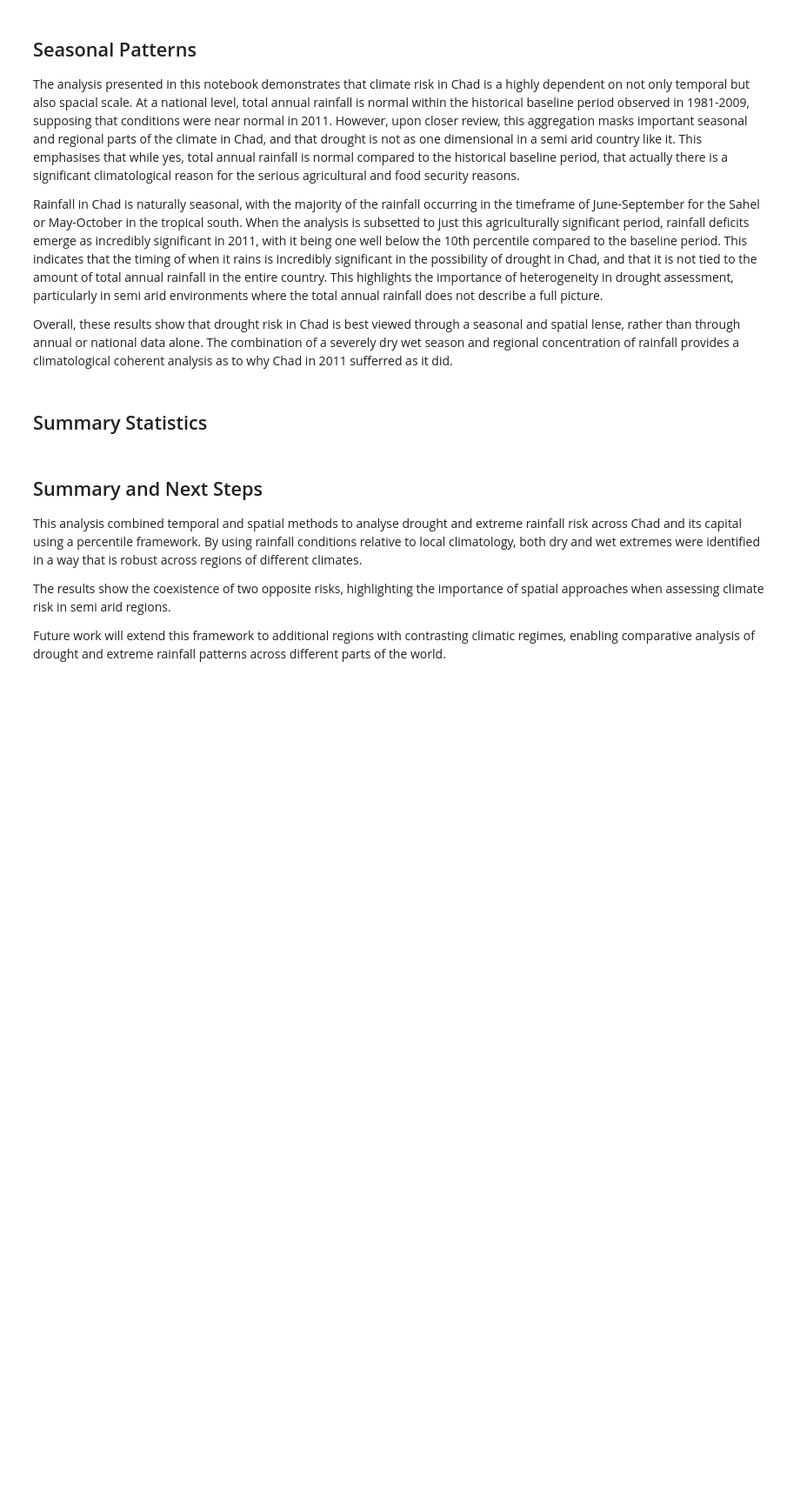
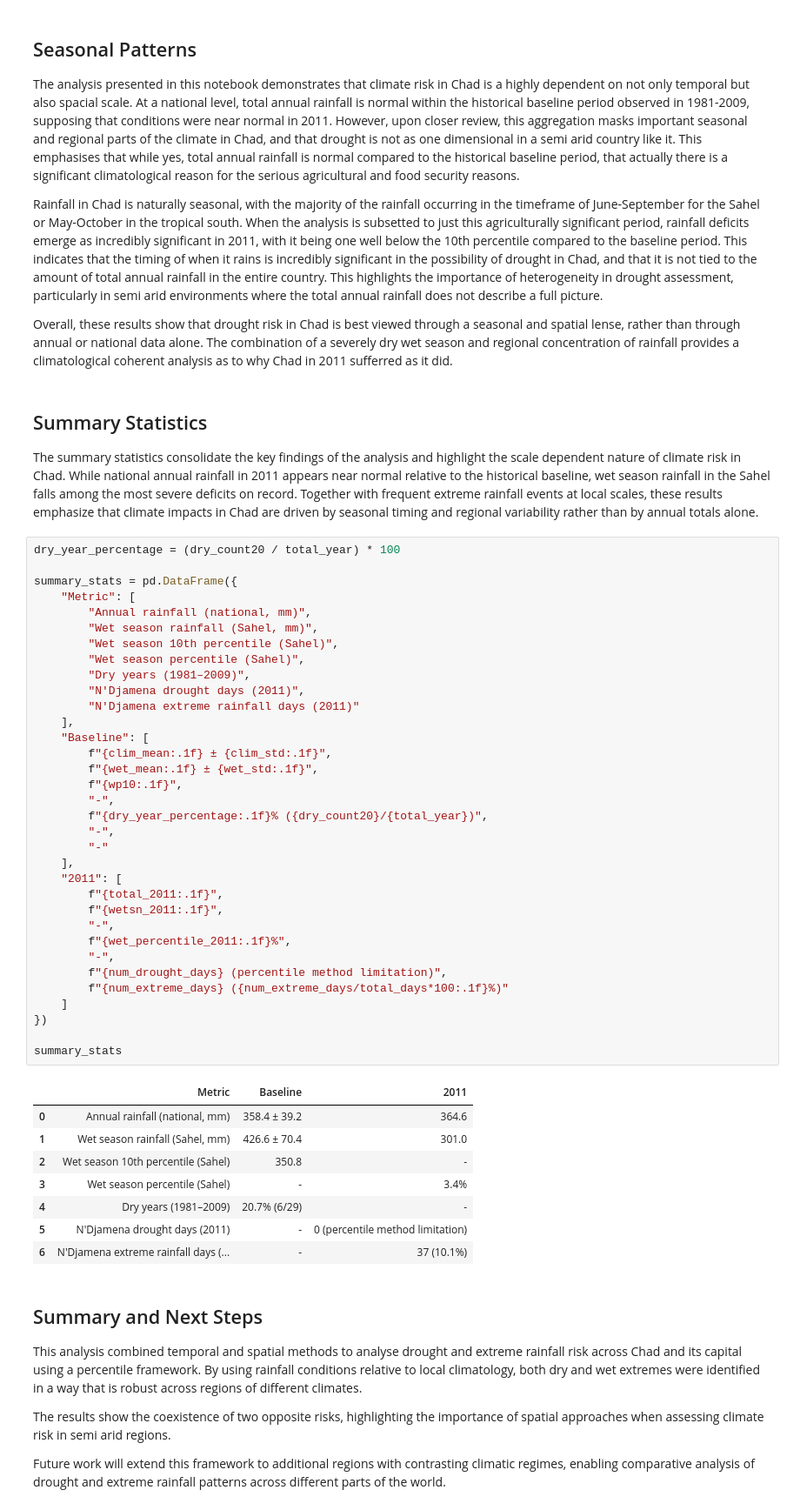
Before and after one commit to sgosmyt2/geospatial-data-projects, a Jupyter notebook: notebooks/Chad2011ExtremeWeather.ipynb, the cells around one changed output. Shown: that part at 87% size. Saved outputs shown, nothing was run; the diff lists cells and outputs as text; blank space fills up the shorter version.

Commit message:
Finished Summary statistics

```diff
--- a/notebooks/Chad2011ExtremeWeather.ipynb
+++ b/notebooks/Chad2011ExtremeWeather.ipynb
@@ -772,6 +772,51 @@ Rainfall in Chad is naturally seasonal, with the majority of the rainfall occurr
 Overall, these results show that drought risk in Chad is best viewed through a seasonal and spatial lense, rather than through annual or national data alone. The combination of a severely dry wet season and regional concentration of rainfall provides a climatological coherent analysis as to why Chad in 2011 sufferred as it did.
 # %% [markdown]
 ## Summary Statistics
+
+The summary statistics consolidate the key findings of the analysis and highlight the scale dependent nature of climate risk in Chad. While national annual rainfall in 2011 appears near normal relative to the historical baseline, wet season rainfall in the Sahel falls among the most severe deficits on record. Together with frequent extreme rainfall events at local scales, these results emphasize that climate impacts in Chad are driven by seasonal timing and regional variability rather than by annual totals alone.
+# %%
+dry_year_percentage = (dry_count20 / total_year) * 100
+
+summary_stats = pd.DataFrame({
+    "Metric": [
+        "Annual rainfall (national, mm)",
+        "Wet season rainfall (Sahel, mm)",
+        "Wet season 10th percentile (Sahel)",
+        "Wet season percentile (Sahel)",
+        "Dry years (1981–2009)",
+        "N'Djamena drought days (2011)",
+        "N'Djamena extreme rainfall days (2011)"
+    ],
+    "Baseline": [
+        f"{clim_mean:.1f} ± {clim_std:.1f}",
+        f"{wet_mean:.1f} ± {wet_std:.1f}",
+        f"{wp10:.1f}",
+        "-",
+        f"{dry_year_percentage:.1f}% ({dry_count20}/{total_year})",
+        "-",
+        "-"
+    ],
+    "2011": [
+        f"{total_2011:.1f}",
+        f"{wetsn_2011:.1f}",
+        "-",
+        f"{wet_percentile_2011:.1f}%",
+        "-",
+        f"{num_drought_days} (percentile method limitation)",
+        f"{num_extreme_days} ({num_extreme_days/total_days*100:.1f}%)"
+    ]
+})
+
+summary_stats
+# %% [output]
+|  | Metric | Baseline | 2011 |
+| 0 | Annual rainfall (national, mm) | 358.4 ± 39.2 | 364.6 |
+| 1 | Wet season rainfall (Sahel, mm) | 426.6 ± 70.4 | 301.0 |
+| 2 | Wet season 10th percentile (Sahel) | 350.8 | - |
+| 3 | Wet season percentile (Sahel) | - | 3.4% |
+| 4 | Dry years (1981–2009) | 20.7% (6/29) | - |
+| 5 | N'Djamena drought days (2011) | - | 0 (percentile method limitation) |
+| 6 | N'Djamena extreme rainfall days (... | - | 37 (10.1%) |
 # %% [markdown]
 ## Summary and Next Steps
 
```
Also changed, not shown: parts of 1 cell of this notebook.
